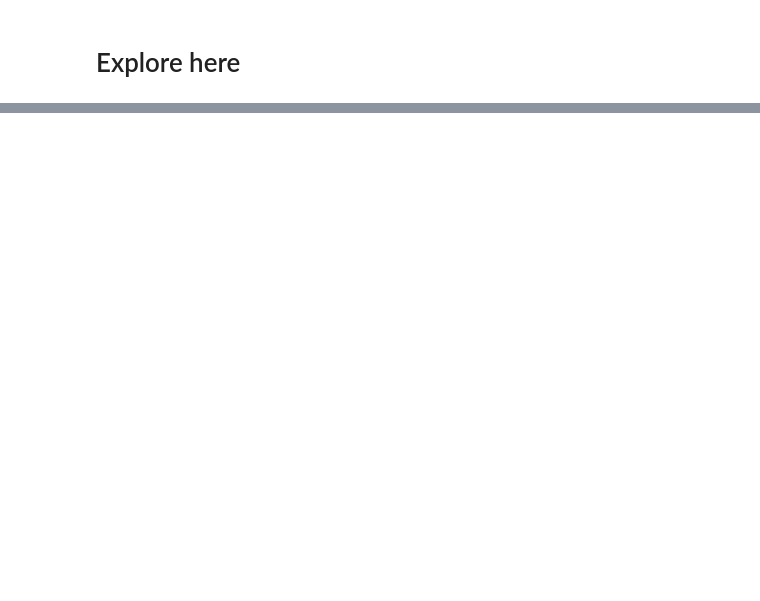
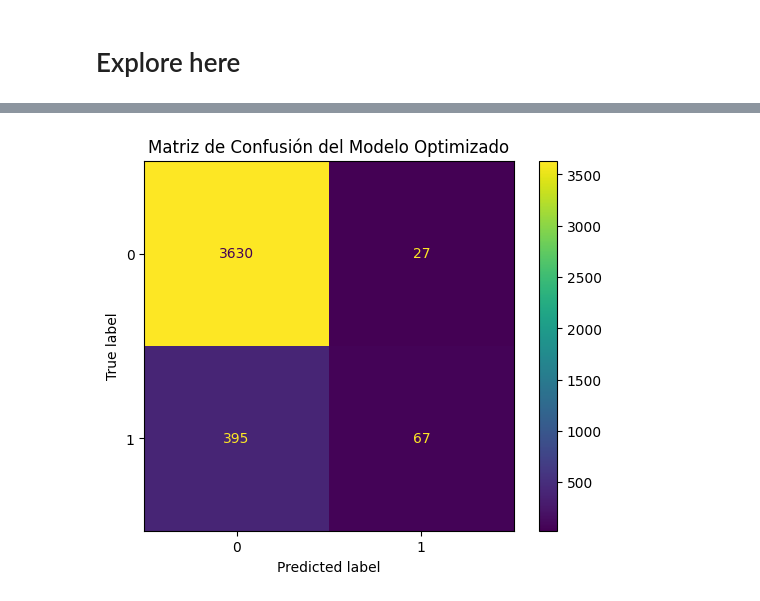
Before and after one commit to Lili-ru/Proyecto-de-Regresi-n-Log-stica, a Jupyter notebook: src/explore.ipynb, the cells around one changed output, grey strips where cells are left out. Saved outputs shown, nothing was run; the diff lists cells and outputs as text; code cells hidden in the pictures; blank space fills up the shorter version.

```diff
--- a/src/explore.ipynb
+++ b/src/explore.ipynb
@@ -231,0 +162,9 @@ plt.show()
+# %%
+from sklearn.linear_model import LogisticRegression
+from sklearn import set_config
+
+# Esto reactiva el modo interactivo/visual
+set_config(display='diagram')
+
+model = LogisticRegression()
+model.fit(X_train, y_train)
@@ -231,0 +186,11 @@ plt.show()
+# %%
+from sklearn.model_selection import GridSearchCV
+
+hyperparams = {
+    "C": [0.001, 0.01, 0.1, 1, 10, 100, 1000],
+    "penalty": ["l1", "l2", "elasticnet", None],
+    "solver": ["newton-cg", "lbfgs", "liblinear", "sag", "saga"]
+}
+
+grid = GridSearchCV(model, hyperparams, scoring = "accuracy", cv = 10)
+grid
@@ -231,0 +251,10 @@ plt.show()
+# %%
+from sklearn.metrics import confusion_matrix, ConfusionMatrixDisplay
+
+cm = confusion_matrix(y_test, y_pred_opt)
+disp = ConfusionMatrixDisplay(confusion_matrix=cm)
+disp.plot(cmap='viridis')
+plt.title("Matriz de Confusión del Modelo Optimizado")
+plt.show()
+# %% [output]
+[figure, added]
```
Also changed, not shown: parts of 39 cells of this notebook, 3 other files.
